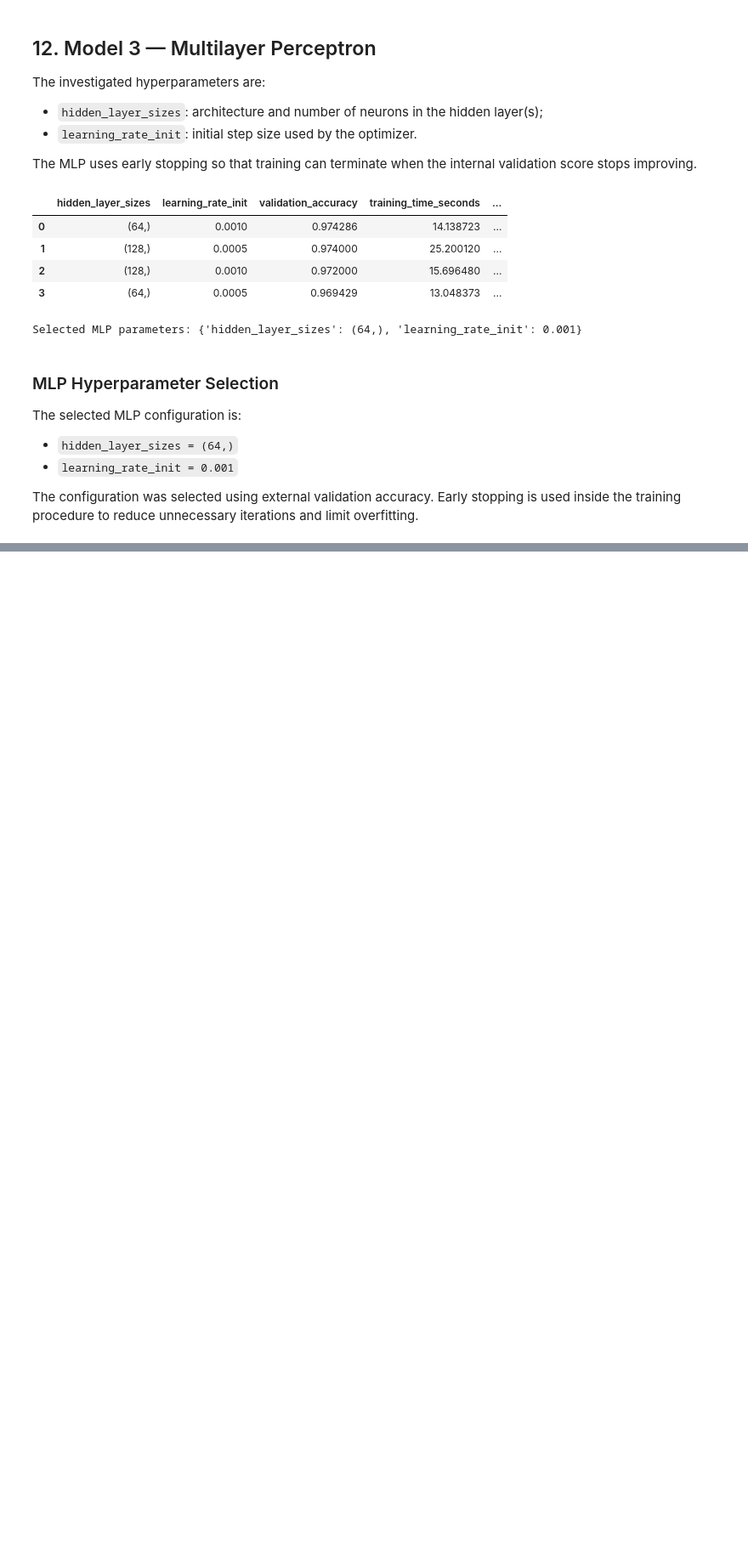
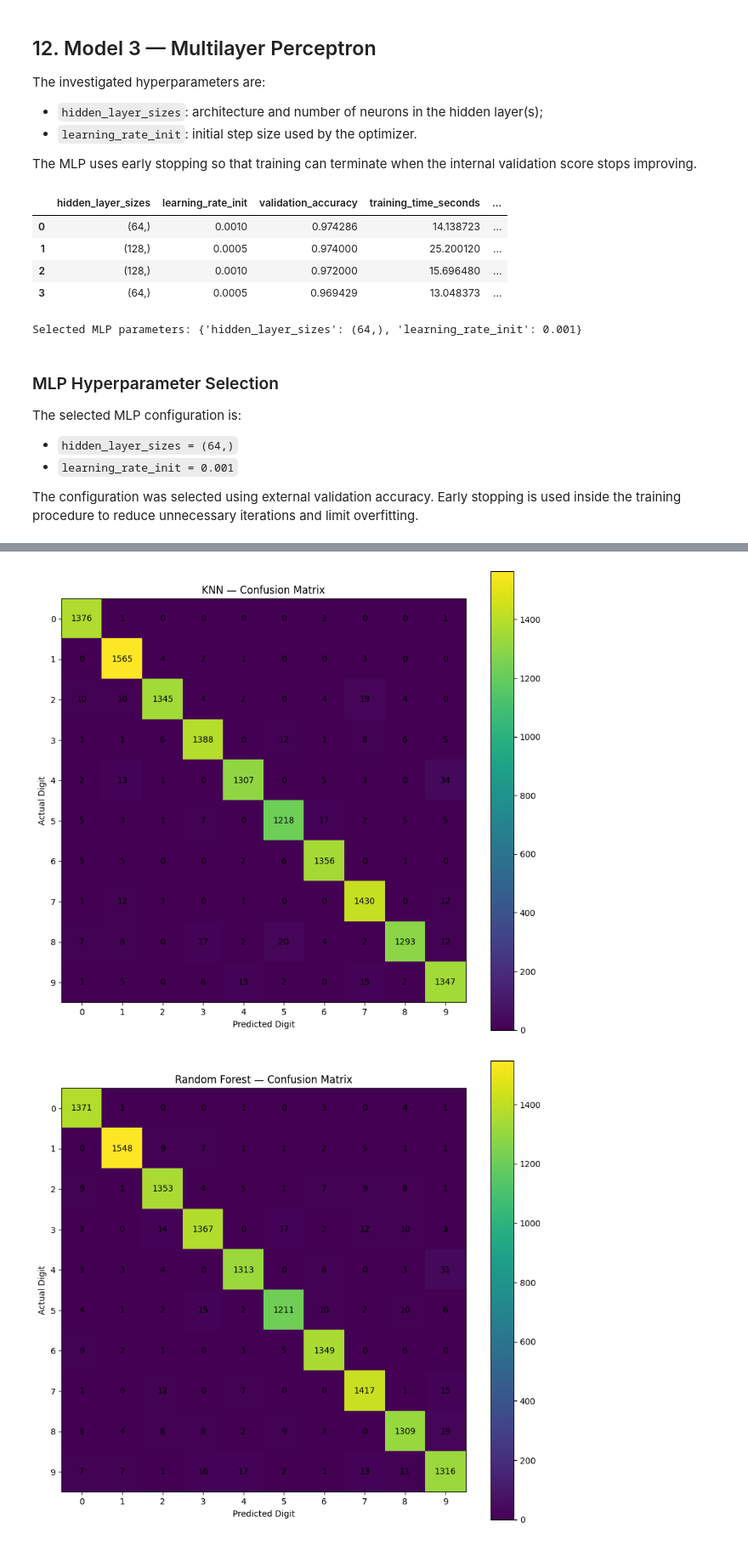
Before and after one commit to renan-leme/mnist-classification-SCTEC, a Jupyter notebook: mnist_classification_project.ipynb, the cells around one changed output, grey strips where cells are left out. Shown at 85% size. Saved outputs shown, nothing was run; the diff lists cells and outputs as text; code cells hidden in the pictures; blank space fills up the shorter version.

Commit message:
models-evaluation

```diff
--- a/mnist_classification_project.ipynb
+++ b/mnist_classification_project.ipynb
@@ -765,0 +904,46 @@ The configuration was selected using external validation accuracy. Early stoppin
+# %%
+def plot_confusion_matrix_manual(y_true, y_pred, model_name, save_path):
+    cm = confusion_matrix(y_true, y_pred, labels=np.arange(NUM_CLASSES))
+
+    fig, ax = plt.subplots(figsize=(9, 8))
+    image = ax.imshow(cm)
+    fig.colorbar(image, ax=ax)
+
+    ax.set_title(f"{model_name} — Confusion Matrix")
+    ax.set_xlabel("Predicted Digit")
+    ax.set_ylabel("Actual Digit")
+    ax.set_xticks(np.arange(NUM_CLASSES))
+    ax.set_yticks(np.arange(NUM_CLASSES))
+
+    for row in range(NUM_CLASSES):
+        for column in range(NUM_CLASSES):
+            ax.text(
+                column,
+                row,
+                f"{cm[row, column]}",
+                ha="center",
+                va="center",
+            )
+
+    plt.tight_layout()
+    fig.savefig(save_path, dpi=150, bbox_inches="tight")
+    plt.show()
+
+    return cm
+
+
+confusion_matrices = {}
+
+for model_name, predictions in final_predictions.items():
+    file_name = model_name.lower().replace(" ", "_") + "_confusion_matrix.png"
+    save_path = CONFUSION_MATRICES_DIR / file_name
+
+    confusion_matrices[model_name] = plot_confusion_matrix_manual(
+        y_test,
+        predictions,
+        model_name,
+        save_path,
+    )
+# %% [output]
+[figure, added]
+[figure, added]
```
Also changed, not shown: parts of 18 cells of this notebook, 6 other files.
